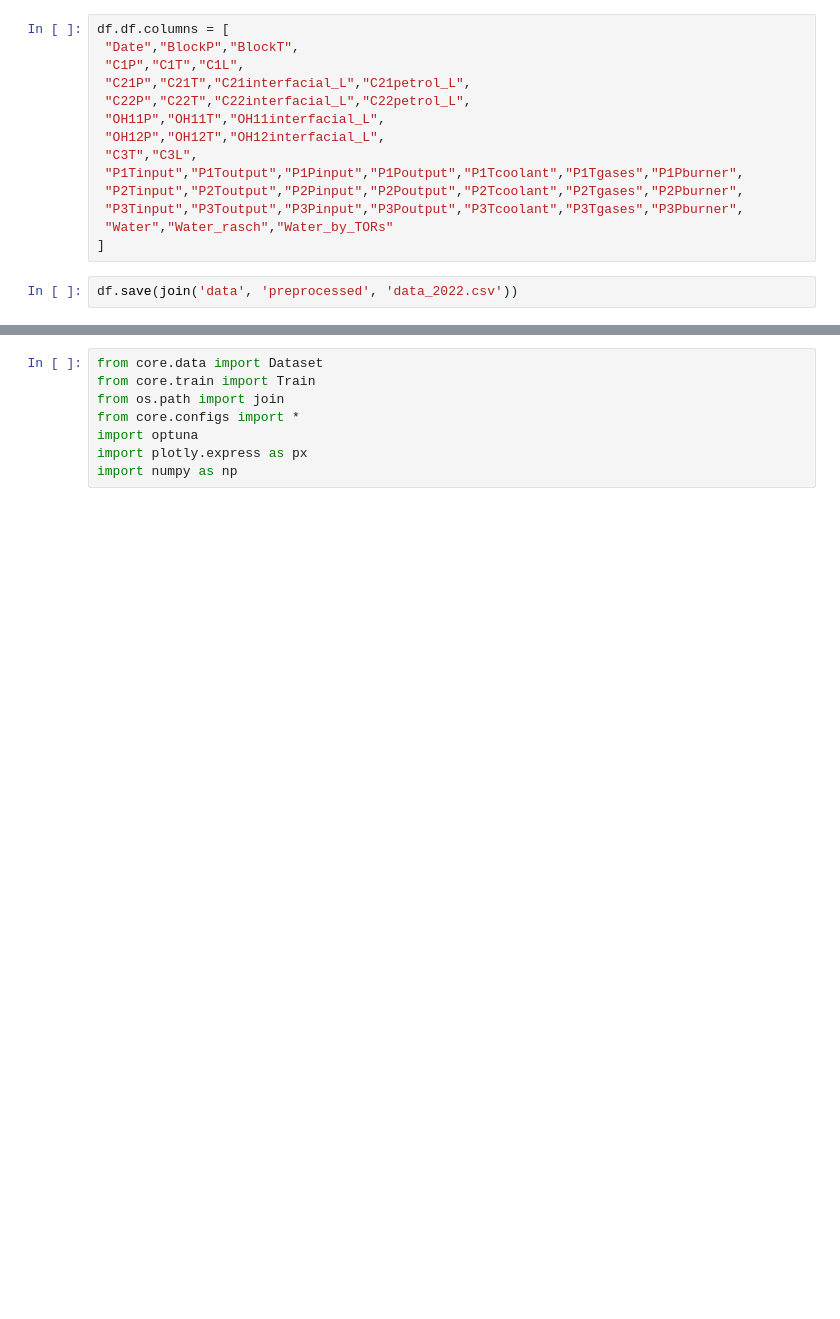
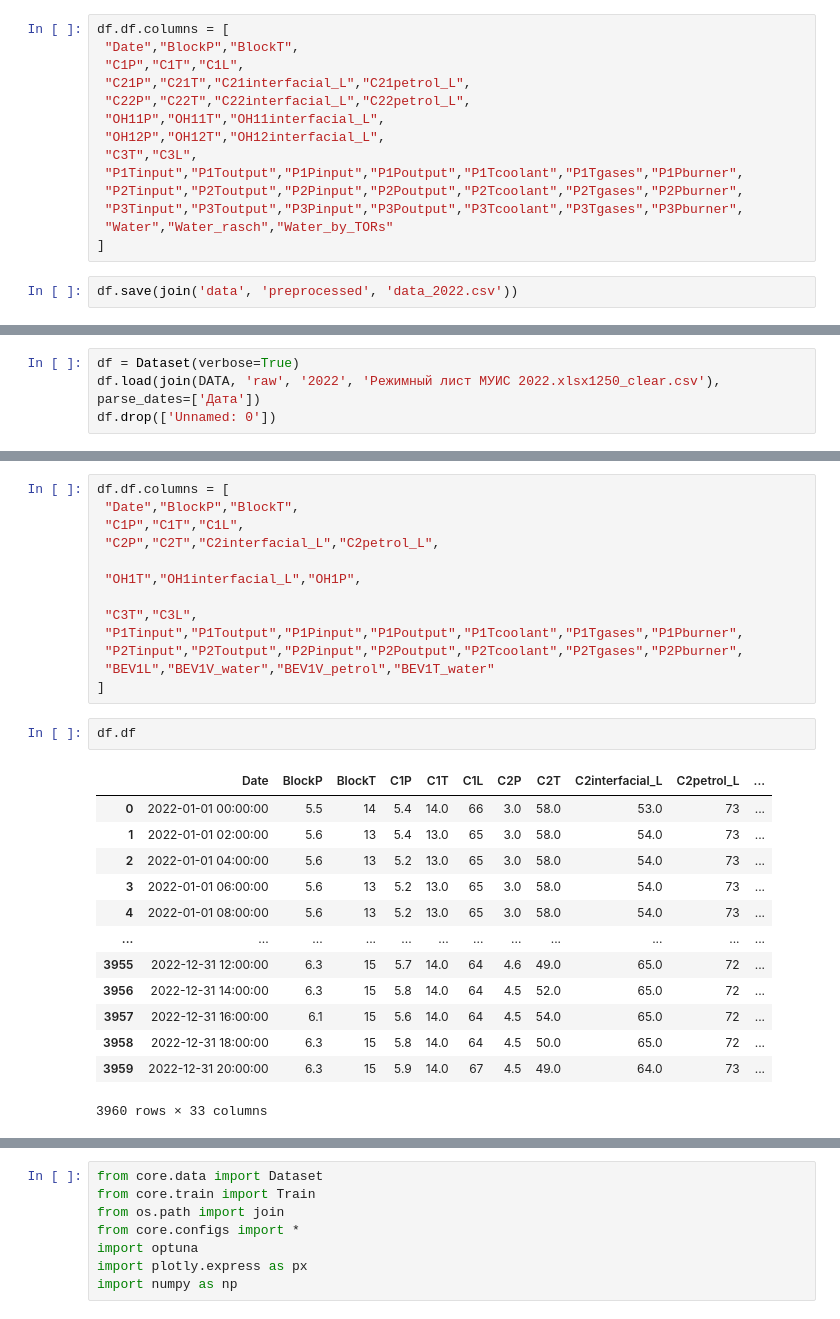
Before and after one commit to Luzinsan/petrol, a Jupyter notebook: noteboooks/2022.ipynb, the cells around one changed output, grey strips where cells are left out. Cells and saved outputs as stored; diff of their text form; blank space fills up the shorter version.

```diff
--- a/noteboooks/2022.ipynb
+++ b/noteboooks/2022.ipynb
@@ -100,0 +110,4 @@ df.save(join('data', 'preprocessed', 'data_2022.csv'))
+# %%
+df = Dataset(verbose=True)
+df.load(join(DATA, 'raw', '2022', 'Режимный лист МУИС 2022.xlsx1250_clear.csv'), parse_dates=['Дата'])
+df.drop(['Unnamed: 0'])
@@ -100,0 +174,29 @@ df.save(join('data', 'preprocessed', 'data_2022.csv'))
+# %%
+df.df.columns = [
+ "Date","BlockP","BlockT",
+ "C1P","C1T","C1L",
+ "C2P","C2T","C2interfacial_L","С2petrol_L",
+
+ "OH1T","OH1interfacial_L","OH1P",
+
+ "C3T","C3L",
+ "P1Tinput","P1Toutput","P1Pinput","P1Poutput","P1Тcoolant","P1Tgases","P1Рburner",
+ "P2Tinput","P2Toutput","P2Pinput","P2Poutput","P2Tcoolant","P2Tgases","P2Pburner",
+ "BEV1L","BEV1V_water","BEV1V_petrol","BEV1T_water"
+]
+# %%
+df.df
+# %% [output]
+|  | Date | BlockP | BlockT | C1P | C1T | C1L | C2P | C2T | C2interfacial_L | С2petrol_L | ... |
+| 0 | 2022-01-01 00:00:00 | 5.5 | 14 | 5.4 | 14.0 | 66 | 3.0 | 58.0 | 53.0 | 73 | ... |
+| 1 | 2022-01-01 02:00:00 | 5.6 | 13 | 5.4 | 13.0 | 65 | 3.0 | 58.0 | 54.0 | 73 | ... |
+| 2 | 2022-01-01 04:00:00 | 5.6 | 13 | 5.2 | 13.0 | 65 | 3.0 | 58.0 | 54.0 | 73 | ... |
+| 3 | 2022-01-01 06:00:00 | 5.6 | 13 | 5.2 | 13.0 | 65 | 3.0 | 58.0 | 54.0 | 73 | ... |
+| 4 | 2022-01-01 08:00:00 | 5.6 | 13 | 5.2 | 13.0 | 65 | 3.0 | 58.0 | 54.0 | 73 | ... |
+| ... | ... | ... | ... | ... | ... | ... | ... | ... | ... | ... | ... |
+| 3955 | 2022-12-31 12:00:00 | 6.3 | 15 | 5.7 | 14.0 | 64 | 4.6 | 49.0 | 65.0 | 72 | ... |
+| 3956 | 2022-12-31 14:00:00 | 6.3 | 15 | 5.8 | 14.0 | 64 | 4.5 | 52.0 | 65.0 | 72 | ... |
+| 3957 | 2022-12-31 16:00:00 | 6.1 | 15 | 5.6 | 14.0 | 64 | 4.5 | 54.0 | 65.0 | 72 | ... |
+| 3958 | 2022-12-31 18:00:00 | 6.3 | 15 | 5.8 | 14.0 | 64 | 4.5 | 50.0 | 65.0 | 72 | ... |
+| 3959 | 2022-12-31 20:00:00 | 6.3 | 15 | 5.9 | 14.0 | 67 | 4.5 | 49.0 | 64.0 | 73 | ... |
+3960 rows × 33 columns
```
Also changed, not shown: parts of 34 cells of this notebook, 2 other files.
